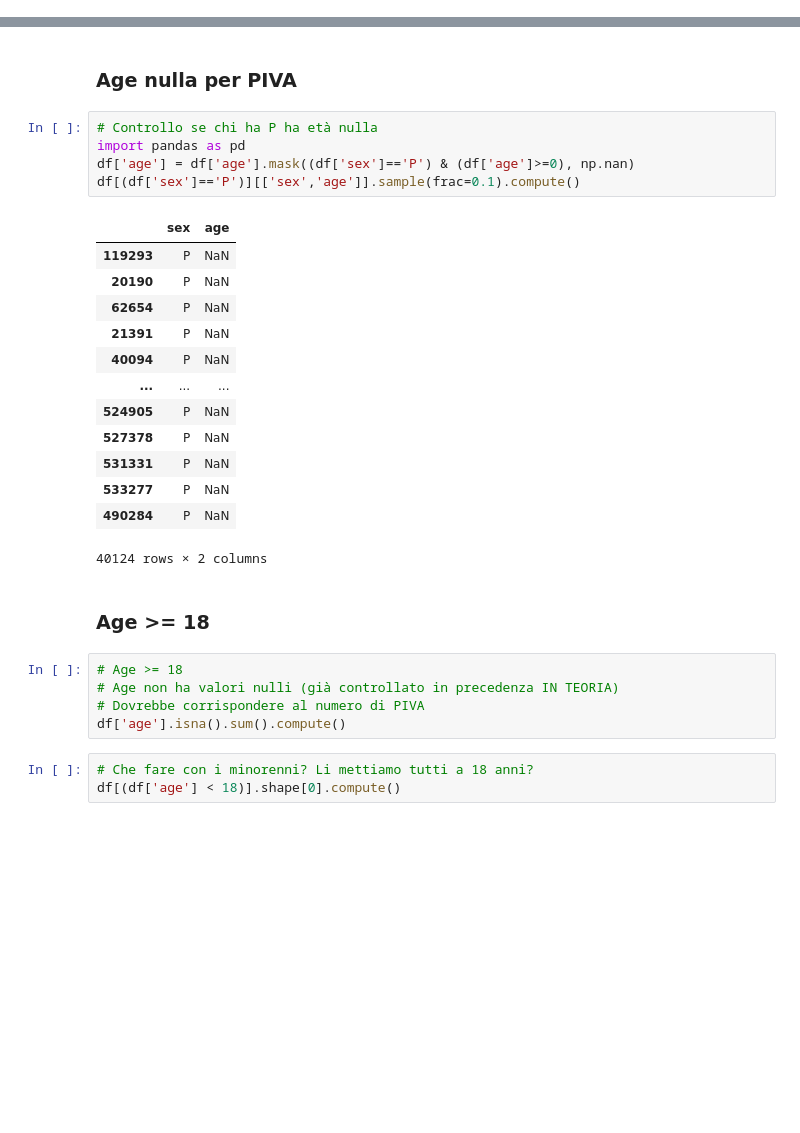
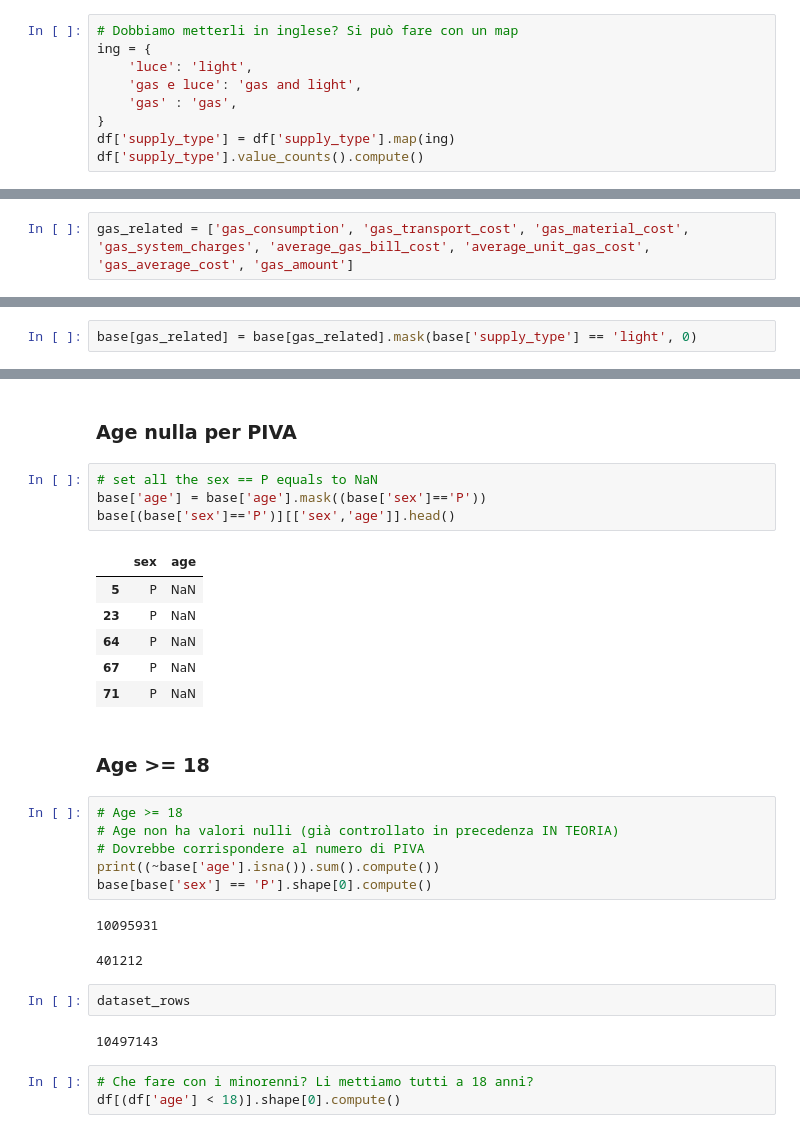
Before and after one commit to Il-Pela/BDMG-Project, a Jupyter notebook: Pelacani.ipynb, the cells around one changed output, grey strips where cells are left out. Cells and saved outputs as stored; diff of their text form; blank space fills up the shorter version.

```diff
--- a/Pelacani.ipynb
+++ b/Pelacani.ipynb
@@ -189,3 +205,12 @@ print(f"DF partitions: {ddf.npartitions}")
 print(f"DF: {ddf}")
 # %% [markdown]
 # UTILS
+# %%
+# Dobbiamo metterli in inglese? Si può fare con un map
+ing = {
+    'luce': 'light',
+    'gas e luce': 'gas and light',
+    'gas' : 'gas',
+}
+df['supply_type'] = df['supply_type'].map(ing)
+df['supply_type'].value_counts().compute()
@@ -432,0 +472,2 @@ Name: light_consumption, dtype: Float64
+# %%
+gas_related = ['gas_consumption', 'gas_transport_cost', 'gas_material_cost', 'gas_system_charges', 'average_gas_bill_cost', 'average_unit_gas_cost', 'gas_average_cost', 'gas_amount']
@@ -432,0 +486,2 @@ Name: light_consumption, dtype: Float64
+# %%
+base[gas_related] = base[gas_related].mask(base['supply_type'] == 'light', 0)
@@ -700,31 +830,31 @@ tmp.merge(ddf.df, on=["F1_kWh"], how="left")
 # %% [markdown]
 ### Age nulla per PIVA
 # %%
-# Controllo se chi ha P ha età nulla
-import pandas as pd
-df['age'] = df['age'].mask((df['sex']=='P') & (df['age']>=0), np.nan)
-df[(df['sex']=='P')][['sex','age']].sample(frac=0.1).compute()
+# set all the sex == P equals to NaN
+base['age'] = base['age'].mask((base['sex']=='P'))
+base[(base['sex']=='P')][['sex','age']].head()
 # %% [output]
 |  | sex | age |
-| 119293 | P | NaN |
-| 20190 | P | NaN |
-| 62654 | P | NaN |
-| 21391 | P | NaN |
-| 40094 | P | NaN |
-| ... | ... | ... |
-| 524905 | P | NaN |
-| 527378 | P | NaN |
-| 531331 | P | NaN |
-| 533277 | P | NaN |
-| 490284 | P | NaN |
+| 5 | P | NaN |
+| 23 | P | NaN |
+| 64 | P | NaN |
+| 67 | P | NaN |
+| 71 | P | NaN |
-40124 rows × 2 columns
 # %% [markdown]
 ### Age >= 18
 # %%
 # Age >= 18
 # Age non ha valori nulli (già controllato in precedenza IN TEORIA)
 # Dovrebbe corrispondere al numero di PIVA
-df['age'].isna().sum().compute()
+print((~base['age'].isna()).sum().compute())
+base[base['sex'] == 'P'].shape[0].compute()
+# %% [output]
+10095931
+401212
+# %%
+dataset_rows
+# %% [output]
+10497143
 # %%
 # Che fare con i minorenni? Li mettiamo tutti a 18 anni?
 df[(df['age'] < 18)].shape[0].compute()
```
Also changed, not shown: parts of 21 cells of this notebook.
